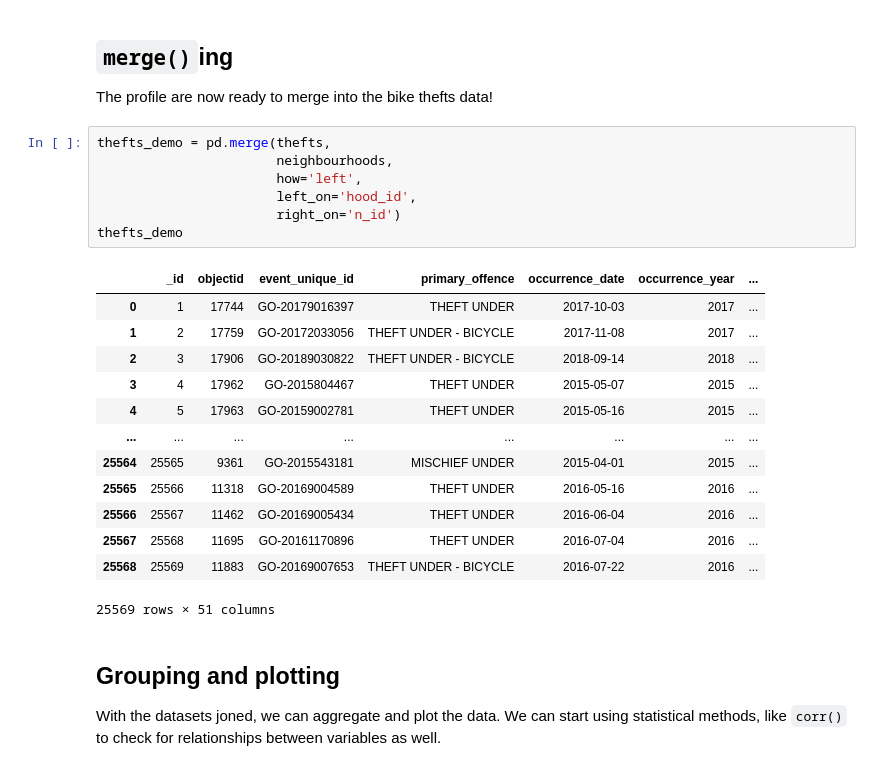
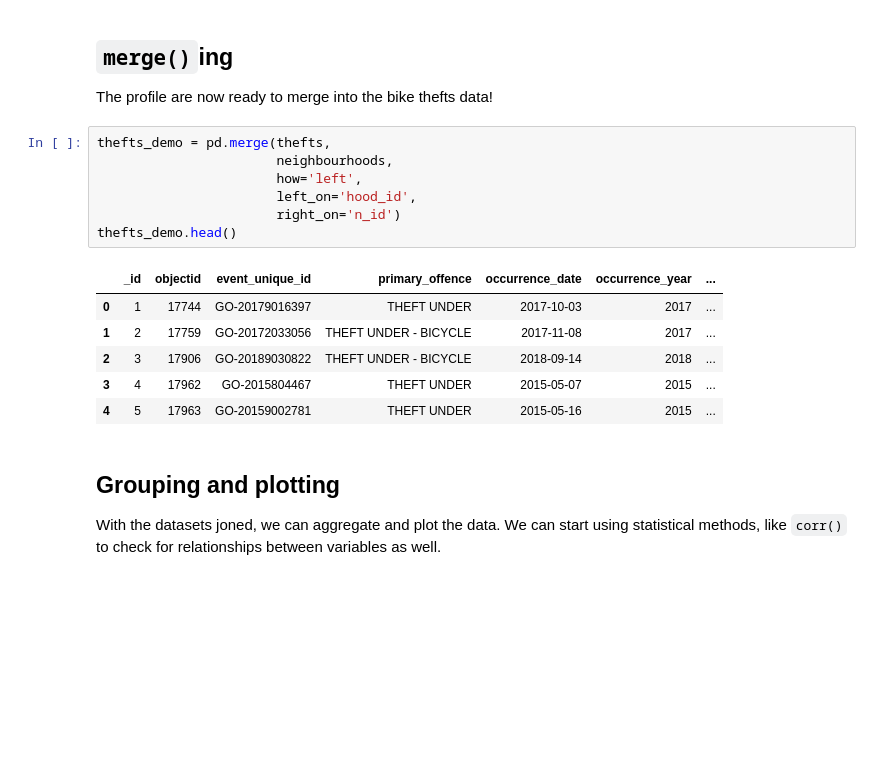
Before and after one commit to amfz/dsi-python-workshop, a Jupyter notebook: 01-slides/04b_data_pandas.ipynb, the cells around one changed output. Drawn from its saved outputs; the diff is of its cells as text; blank space fills up the shorter version.

```diff
--- a/01-slides/04b_data_pandas.ipynb
+++ b/01-slides/04b_data_pandas.ipynb
@@ -1080,24 +1080,17 @@ The profile are now ready to merge into the bike thefts data!
 # %%
 thefts_demo = pd.merge(thefts,
                        neighbourhoods,
                        how='left',
                        left_on='hood_id',
                        right_on='n_id')
-thefts_demo
+thefts_demo.head()
 # %% [output]
 |  | _id | objectid | event_unique_id | primary_offence | occurrence_date | occurrence_year | ... |
 | 0 | 1 | 17744 | GO-20179016397 | THEFT UNDER | 2017-10-03 | 2017 | ... |
 | 1 | 2 | 17759 | GO-20172033056 | THEFT UNDER - BICYCLE | 2017-11-08 | 2017 | ... |
 | 2 | 3 | 17906 | GO-20189030822 | THEFT UNDER - BICYCLE | 2018-09-14 | 2018 | ... |
 | 3 | 4 | 17962 | GO-2015804467 | THEFT UNDER | 2015-05-07 | 2015 | ... |
 | 4 | 5 | 17963 | GO-20159002781 | THEFT UNDER | 2015-05-16 | 2015 | ... |
-| ... | ... | ... | ... | ... | ... | ... | ... |
-| 25564 | 25565 | 9361 | GO-2015543181 | MISCHIEF UNDER | 2015-04-01 | 2015 | ... |
-| 25565 | 25566 | 11318 | GO-20169004589 | THEFT UNDER | 2016-05-16 | 2016 | ... |
-| 25566 | 25567 | 11462 | GO-20169005434 | THEFT UNDER | 2016-06-04 | 2016 | ... |
-| 25567 | 25568 | 11695 | GO-20161170896 | THEFT UNDER | 2016-07-04 | 2016 | ... |
-| 25568 | 25569 | 11883 | GO-20169007653 | THEFT UNDER - BICYCLE | 2016-07-22 | 2016 | ... |
-25569 rows × 51 columns
 # %% [markdown]
 ## Grouping and plotting
 
```
Also changed, not shown: parts of 1 cell of this notebook, 3 other files.
